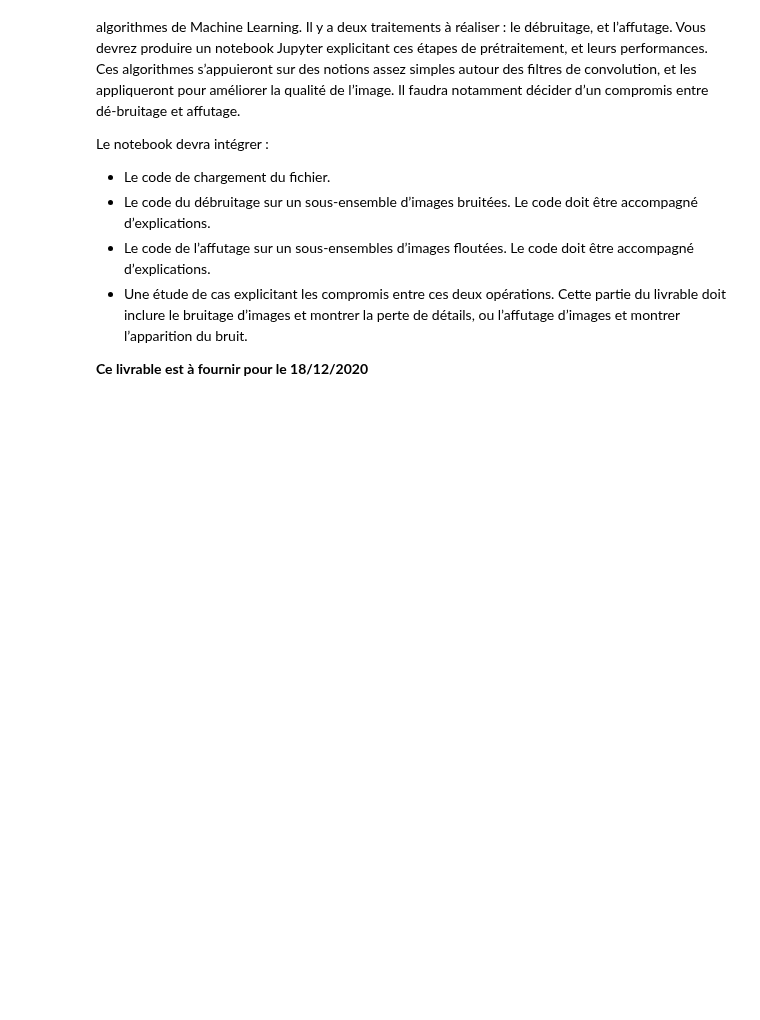
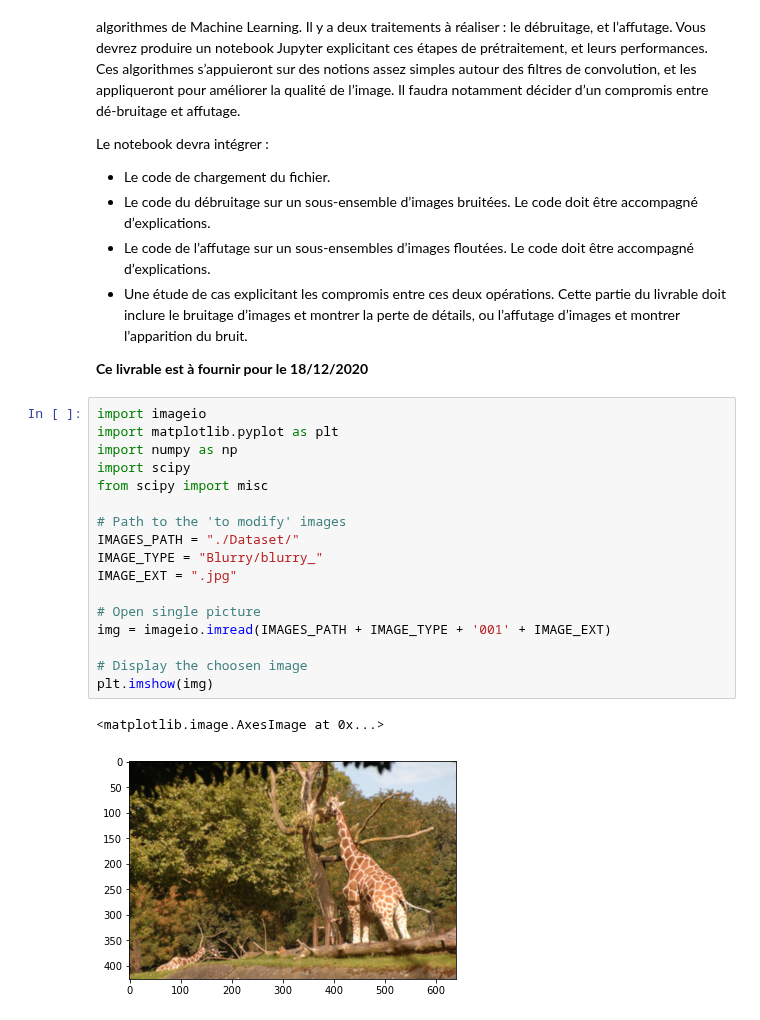
Before and after one commit to TheoVanengelandt/Image_processing_and_ML, a Jupyter notebook: Livrable projet data science.ipynb, the cells around one changed output. Cells and saved outputs as stored; diff of their text form; blank space fills up the shorter version.

```diff
--- a/Livrable projet data science.ipynb
+++ b/Livrable projet data science.ipynb
@@ -16,3 +16,23 @@ Le notebook devra intégrer :
 </ul>
 
 <b>Ce livrable est à fournir pour le 18/12/2020</b>
+# %%
+import imageio
+import matplotlib.pyplot as plt
+import numpy as np
+import scipy
+from scipy import misc
+
+# Path to the 'to modify' images
+IMAGES_PATH = "./Dataset/"
+IMAGE_TYPE = "Blurry/blurry_"
+IMAGE_EXT = ".jpg"
+
+# Open single picture
+img = imageio.imread(IMAGES_PATH + IMAGE_TYPE + '001' + IMAGE_EXT)
+
+# Display the choosen image
+plt.imshow(img)
+# %% [output]
+<matplotlib.image.AxesImage at 0x...>
+[figure, added]
```
Also changed, not shown: parts of 3 cells of this notebook.
